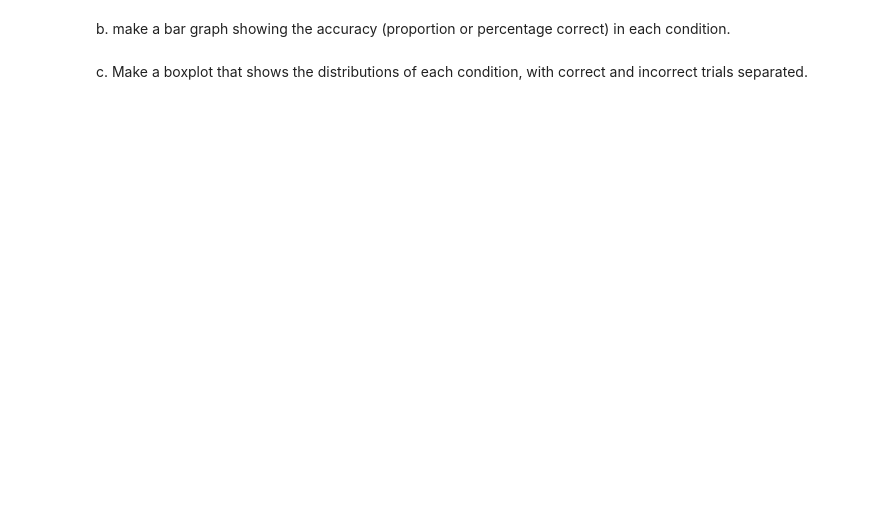
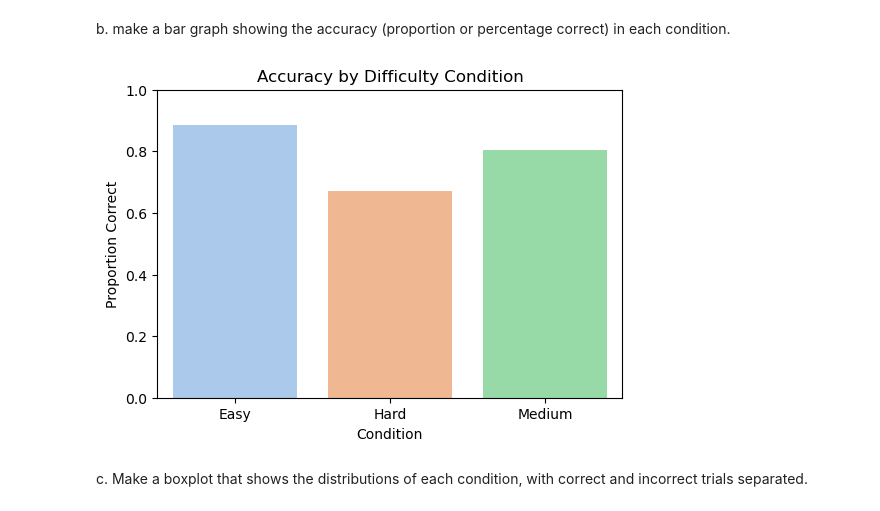
Before and after one commit to rheremm/COGS105, a Jupyter notebook: Homework/Homework1/Assignment1.ipynb, the cells around one changed output. Drawn from its saved outputs; the diff is of its cells as text; code cells hidden in the pictures; blank space fills up the shorter version.

```diff
--- a/Homework/Homework1/Assignment1.ipynb
+++ b/Homework/Homework1/Assignment1.ipynb
@@ -30,4 +54,16 @@ a. make a histogram of Response Time showing all 3 difficulty conditions in a si
 # %% [markdown]
 b. make a bar graph showing the accuracy (proportion or percentage correct) in each condition.
+# %%
+accuracy = df.groupby("Condition")["Correct"].mean().reset_index()
+
+plt.figure(figsize=(6,4))
+sns.barplot(data=accuracy, x="Condition", y="Correct", palette="pastel")
+
+plt.title("Accuracy by Difficulty Condition")
+plt.ylabel("Proportion Correct")
+plt.ylim(0, 1)
+plt.show()
+# %% [output]
+[figure, added]
 # %% [markdown]
 c. Make a boxplot that shows the distributions of each condition, with correct and incorrect trials separated.
```
Also changed, not shown: parts of 3 cells of this notebook.
